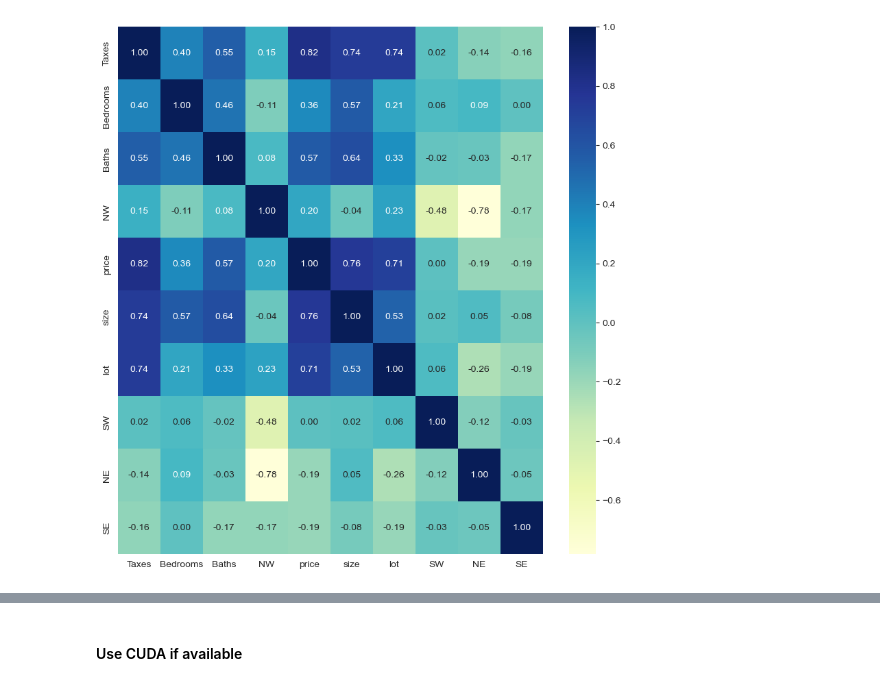
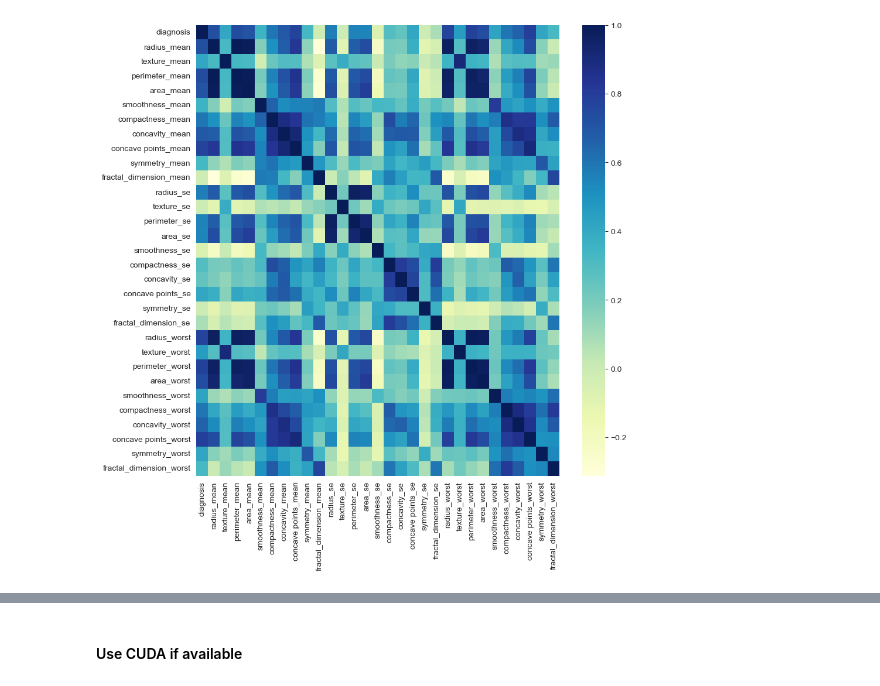
Before and after one commit to tbenbrahim/deep-learning-lunch-and-learn, a Jupyter notebook: nn-ll2.ipynb, the cells around one changed output, grey strips where cells are left out. Drawn from its saved outputs; the diff is of its cells as text; code cells hidden in the pictures.

```diff
--- a/nn-ll2.ipynb
+++ b/nn-ll2.ipynb
@@ -7,7 +9,7 @@
 # %%
 import pandas as pd
 
-url = "https://raw.githubusercontent.com/tbenbrahim/deep-learning-lunch-and-learn/main/data/prices-size.csv"
-data = pd.read_csv(url)
-data.head(10)
+url = "https://raw.githubusercontent.com/tbenbrahim/deep-learning-lunch-and-learn/main/data/Cancer_Data.csv"
+data_frame = pd.read_csv(url)
+data_frame
 # %% [output]
@@ -52,0 +55,4 @@ data
+# %%
+data_frame.drop('id', axis=1, inplace=True)
+data_frame['diagnosis'] = data_frame['diagnosis'].apply(lambda x: 1 if x == 'M' else 0)
+data_frame
@@ -53,10 +73,9 @@ data
 # %%
 import matplotlib.pyplot as plt
 import seaborn as sns
 
-
 plt.figure(figsize=(10, 10))
-sns.heatmap(data.corr(numeric_only=True), annot=True, fmt='.2f', cmap="YlGnBu")
+sns.heatmap(data_frame.corr(numeric_only=True), annot=False, cmap="YlGnBu")
 plt.show()
 # %% [output]
-[figure, old version]
+[figure, new version]
```
Also changed, not shown: parts of 53 cells of this notebook, 1 other file.
